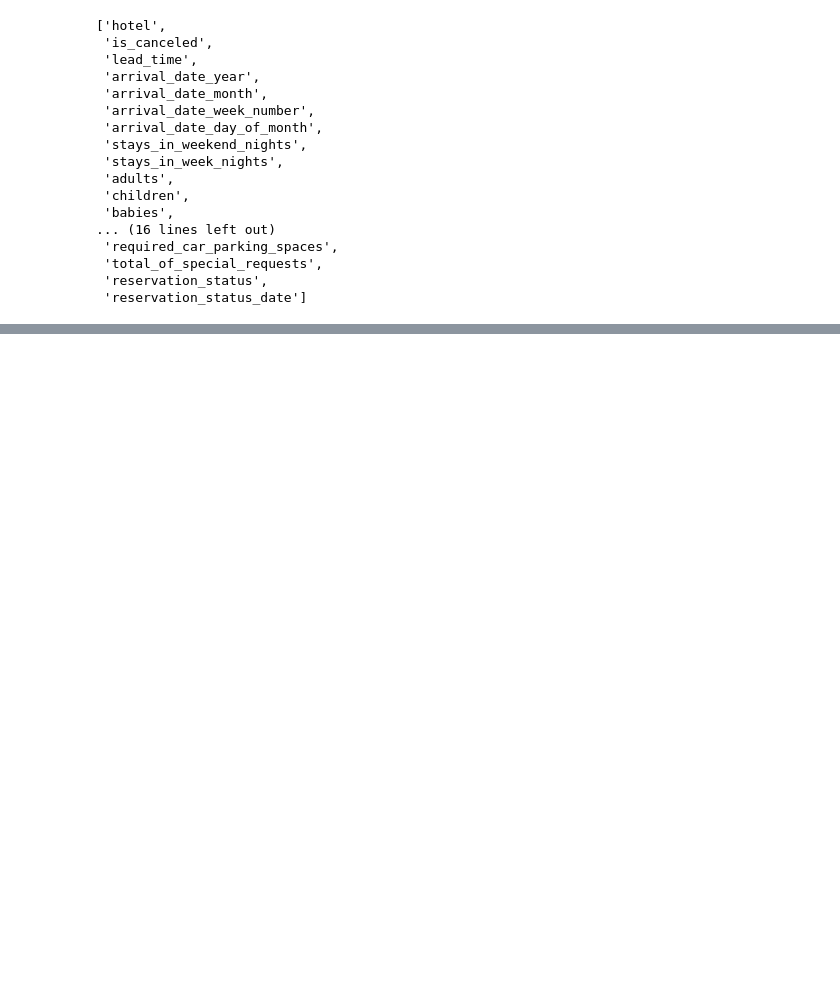
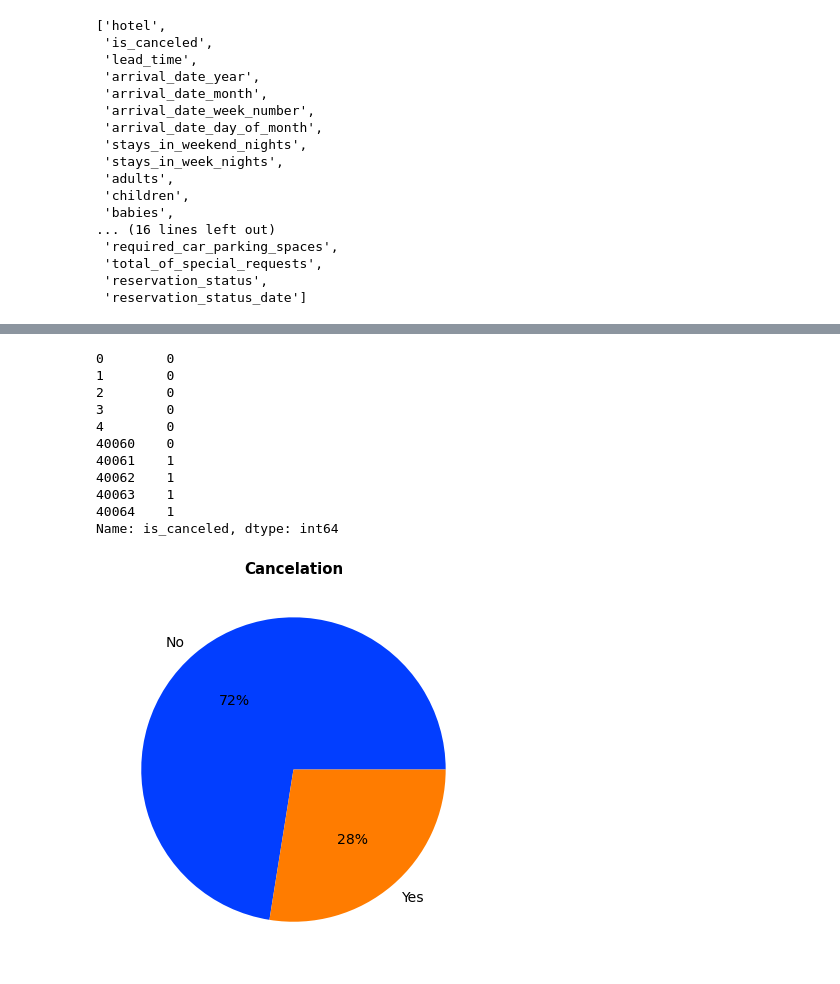
Before and after one commit to rafiddeshmukh/EDA-Hotel_Booking, a Jupyter notebook: Hotel_Booking_Analysis_Capstone_Project.ipynb, the cells around one changed output, grey strips where cells are left out. Cells and saved outputs as stored; diff of their text form; code cells hidden in the pictures; blank space fills up the shorter version.

```diff
--- a/Hotel_Booking_Analysis_Capstone_Project.ipynb
+++ b/Hotel_Booking_Analysis_Capstone_Project.ipynb
@@ -205,0 +246,23 @@ list(df.columns)
+# %%
+palette_color = sns.color_palette('bright')
+cancel=df['is_canceled'].value_counts()
+plt.figure(figsize=(14,7))
+pie=plt.pie(cancel, labels=['No','Yes'], colors=palette_color,
+         autopct='%.0f%%',textprops={'fontsize': 14})
+plt.title('Cancelation',fontsize= 15,fontweight='bold')
+hotel_wise = df.groupby('hotel')['is_canceled']
+
+hotel_wise.head()
+# %% [output]
+0        0
+1        0
+2        0
+3        0
+4        0
+40060    0
+40061    1
+40062    1
+40063    1
+40064    1
+Name: is_canceled, dtype: int64
+[figure, added]
```
Also changed, not shown: parts of 11 cells of this notebook.
